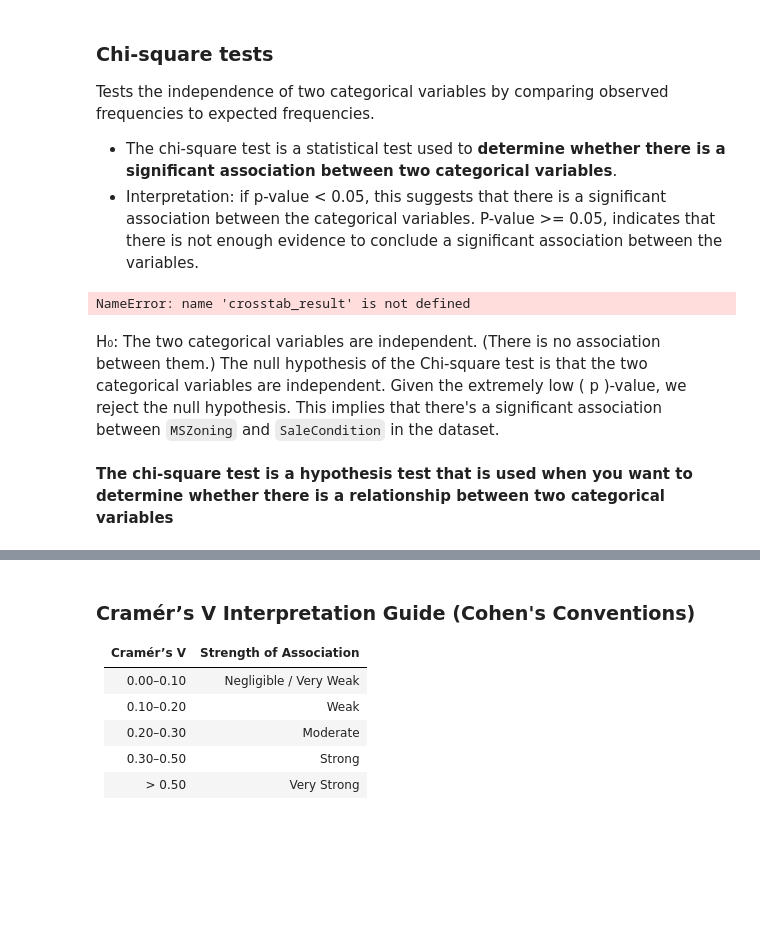
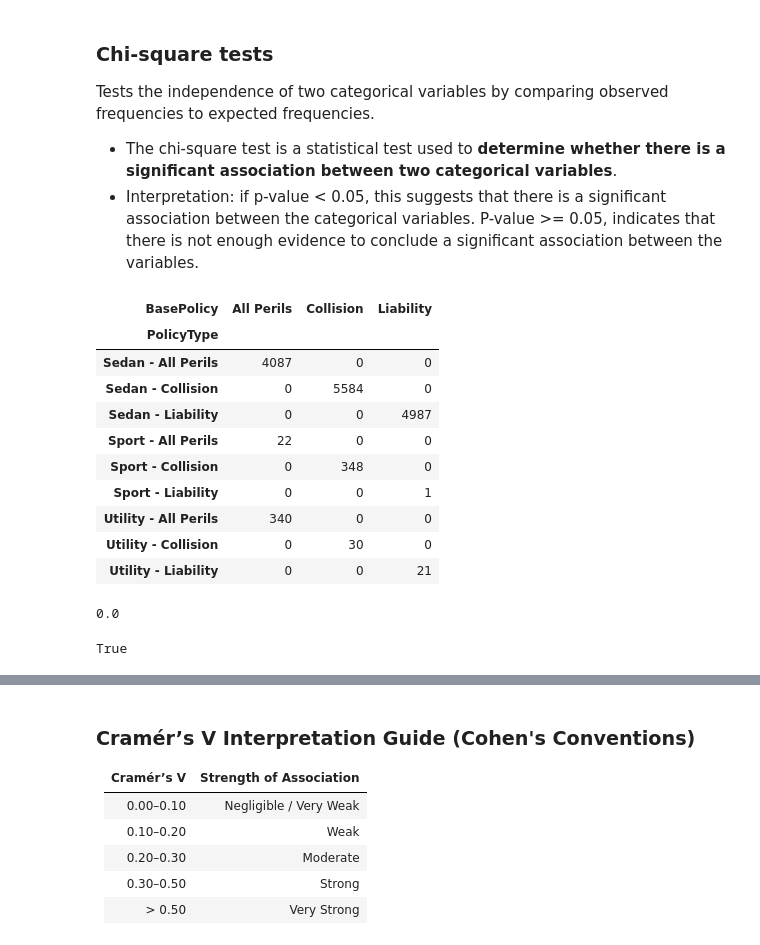
Before and after one commit to yoanl13/End-to-end-final-project-DSML, a Jupyter notebook: 1_DataScience_FinalProject_FraudDetection.ipynb, the cells around one changed output, grey strips where cells are left out. Drawn from its saved outputs; the diff is of its cells as text; code cells hidden in the pictures; blank space fills up the shorter version.

```diff
--- a/1_DataScience_FinalProject_FraudDetection.ipynb
+++ b/1_DataScience_FinalProject_FraudDetection.ipynb
@@ -478,13 +476,25 @@ Tests the independence of two categorical variables by comparing observed freque
 
 - The chi-square test is a statistical test used to **determine whether there is a significant association between two categorical variables**.
 - Interpretation: if p-value < 0.05, this suggests that there is a significant association between the categorical variables. P-value >= 0.05, indicates that there is not enough evidence to conclude a significant association between the variables.
+# %%
+from scipy.stats import chi2_contingency
+crosstab_result = pd.crosstab(raw_data.PolicyType,raw_data.BasePolicy)
+crosstab_result
+# %% [output]
+| BasePolicy | All Perils | Collision | Liability |
+| PolicyType |  |  |  |
+| Sedan - All Perils | 4087 | 0 | 0 |
+| Sedan - Collision | 0 | 5584 | 0 |
+| Sedan - Liability | 0 | 0 | 4987 |
+| Sport - All Perils | 22 | 0 | 0 |
+| Sport - Collision | 0 | 348 | 0 |
+| Sport - Liability | 0 | 0 | 1 |
+| Utility - All Perils | 340 | 0 | 0 |
+| Utility - Collision | 0 | 30 | 0 |
+| Utility - Liability | 0 | 0 | 21 |
 # %%
-from scipy.stats import chi2_contingency
-crosstab_result
-# Chi-square test for 'MSZoning' and 'SaleCondition'
 _, chi2_pvalue, _, _  = chi2_contingency(crosstab_result)
 a,b,c,d=chi2_contingency(crosstab_result)
-type(chi2_pvalue)
 float(chi2_pvalue)
 # %% [output]
-NameError: name 'crosstab_result' is not defined
+0.0
@@ -496,6 +501,4 @@ float(chi2_pvalue) < 0.05
-# %% [markdown]
-H₀: The two categorical variables are independent.
-(There is no association between them.)
-The null hypothesis of the Chi-square test is that the two categorical variables are independent. Given the extremely low \( p \)-value, we reject the null hypothesis. This implies that there's a significant association between `MSZoning` and `SaleCondition` in the dataset.
-# %% [markdown]
-**The chi-square test is a hypothesis test that is used when you want to determine whether there is a relationship between two categorical variables**
+# %%
+float(chi2_pvalue) < 0.05
+# %% [output]
+True
```
Also changed, not shown: parts of 31 cells of this notebook.
